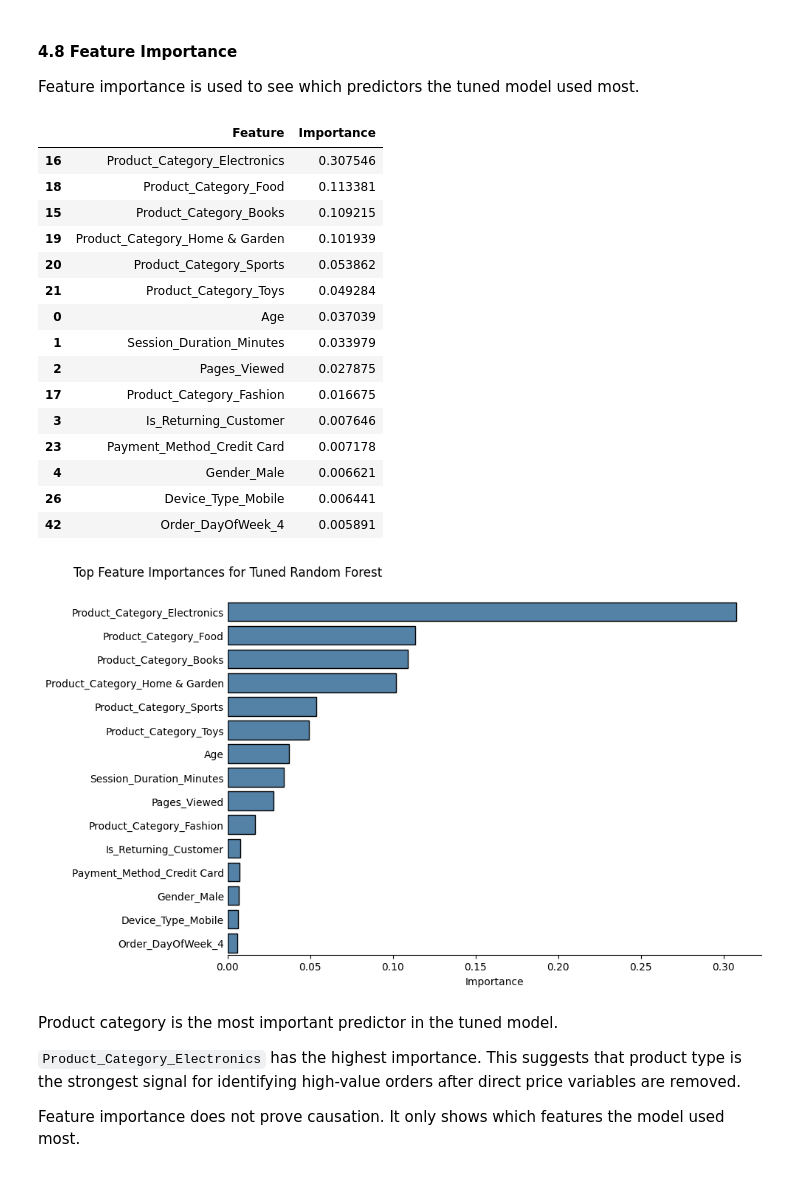
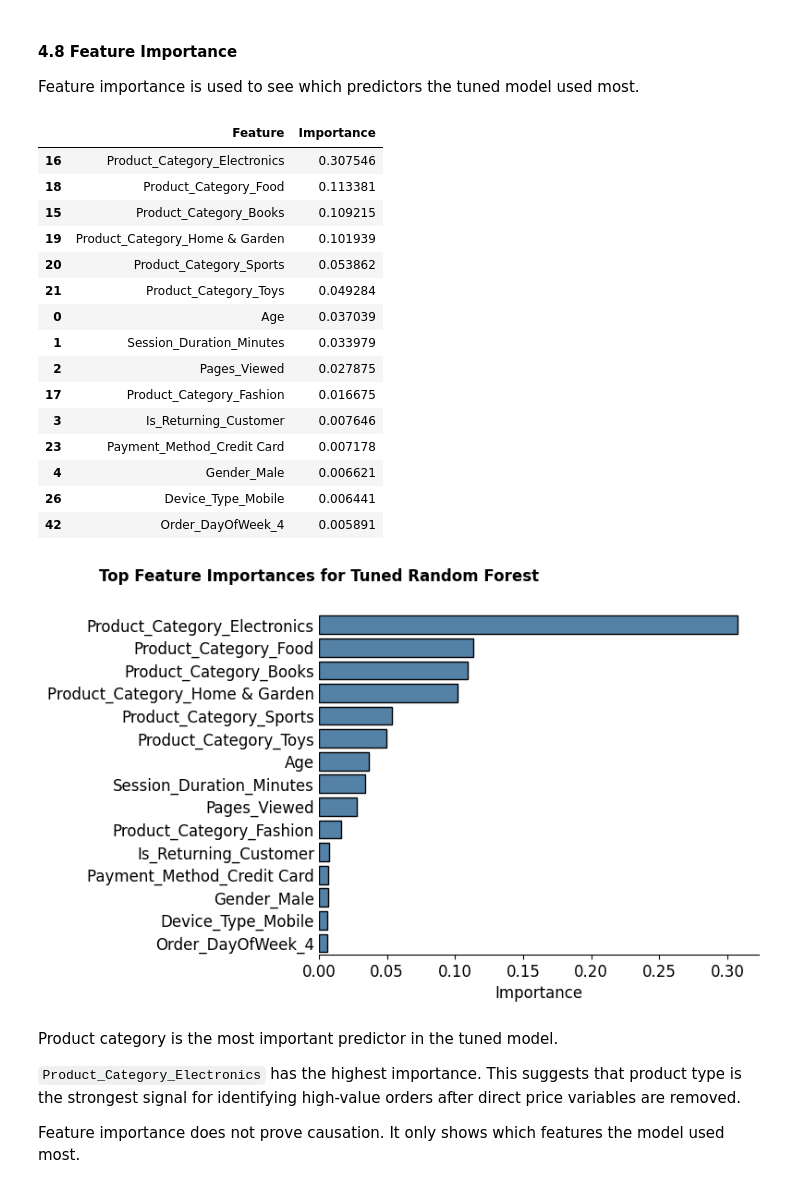
Before and after one commit to Roozbehkhodayari/Module-B-semester-2, a Jupyter notebook: OMDS-ModB2-Week11-Khodayari-Roozbeh.ipynb, the cells around one changed output. Drawn from its saved outputs; the diff is of its cells as text; code cells hidden in the pictures.

```diff
--- a/OMDS-ModB2-Week11-Khodayari-Roozbeh.ipynb
+++ b/OMDS-ModB2-Week11-Khodayari-Roozbeh.ipynb
@@ -1584,39 +1585,40 @@ feature_importance_purchase = pd.DataFrame({
 }).sort_values("Importance", ascending=False)
 
 display(feature_importance_purchase.head(15))
 
-plt.figure(figsize=(10, 6))
+plt.figure(figsize=(8, 5))
 ax = sns.barplot(data=feature_importance_purchase.head(15),x="Importance",y="Feature",color="steelblue",edgecolor="black")
 
-ax.set_title("Top Feature Importances for Tuned Random Forest",  fontsize=12,  x=0, y=1.05)
-ax.set_xlabel("Importance")
+ax.set_title("Top Feature Importances for Tuned Random Forest",  fontsize=12,  x=0, y=1.05, fontweight="bold", pad=12)
+ax.set_xlabel("Importance", fontsize=12)
 ax.set_ylabel(None)
-ax.tick_params(axis="y", length=0, labelsize=10)
-
+ax.tick_params(axis="y", length=0, labelsize=12)
+ax.xaxis.set_tick_params(labelsize=12)
+ax.yaxis.set_tick_params(labelsize=12)
 ax.spines["top"].set_visible(False)
 ax.spines["right"].set_visible(False)
 ax.spines["left"].set_visible(False)
 
 plt.tight_layout()
 plt.show()
 # %% [output]
 |  | Feature | Importance |
 | 16 | Product_Category_Electronics | 0.307546 |
 | 18 | Product_Category_Food | 0.113381 |
 | 15 | Product_Category_Books | 0.109215 |
 | 19 | Product_Category_Home & Garden | 0.101939 |
 | 20 | Product_Category_Sports | 0.053862 |
 | 21 | Product_Category_Toys | 0.049284 |
 | 0 | Age | 0.037039 |
 | 1 | Session_Duration_Minutes | 0.033979 |
 | 2 | Pages_Viewed | 0.027875 |
 | 17 | Product_Category_Fashion | 0.016675 |
 | 3 | Is_Returning_Customer | 0.007646 |
 | 23 | Payment_Method_Credit Card | 0.007178 |
 | 4 | Gender_Male | 0.006621 |
 | 26 | Device_Type_Mobile | 0.006441 |
 | 42 | Order_DayOfWeek_4 | 0.005891 |
-[figure, old version]
+[figure, new version]
 # %% [markdown]
 Product category is the most important predictor in the tuned model.
 
```
Also changed, not shown: parts of 3 cells of this notebook, 1 other file.
